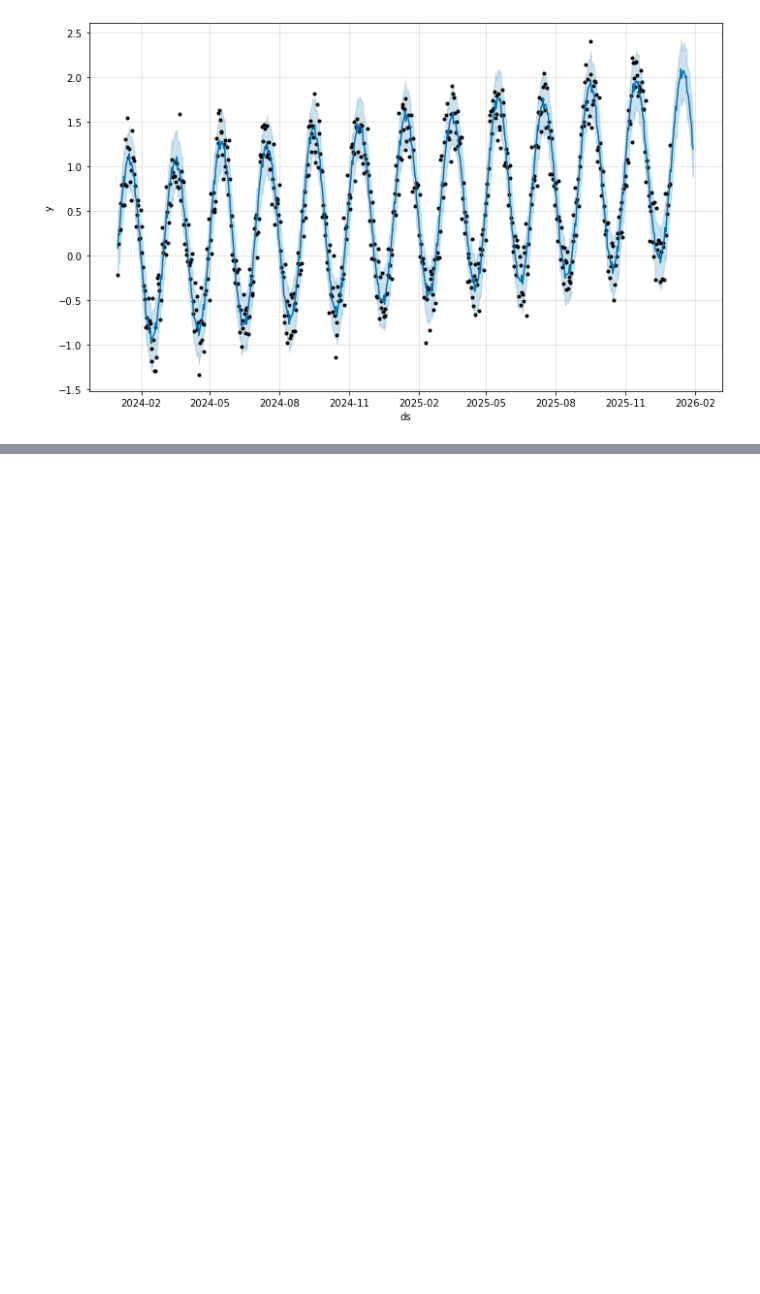
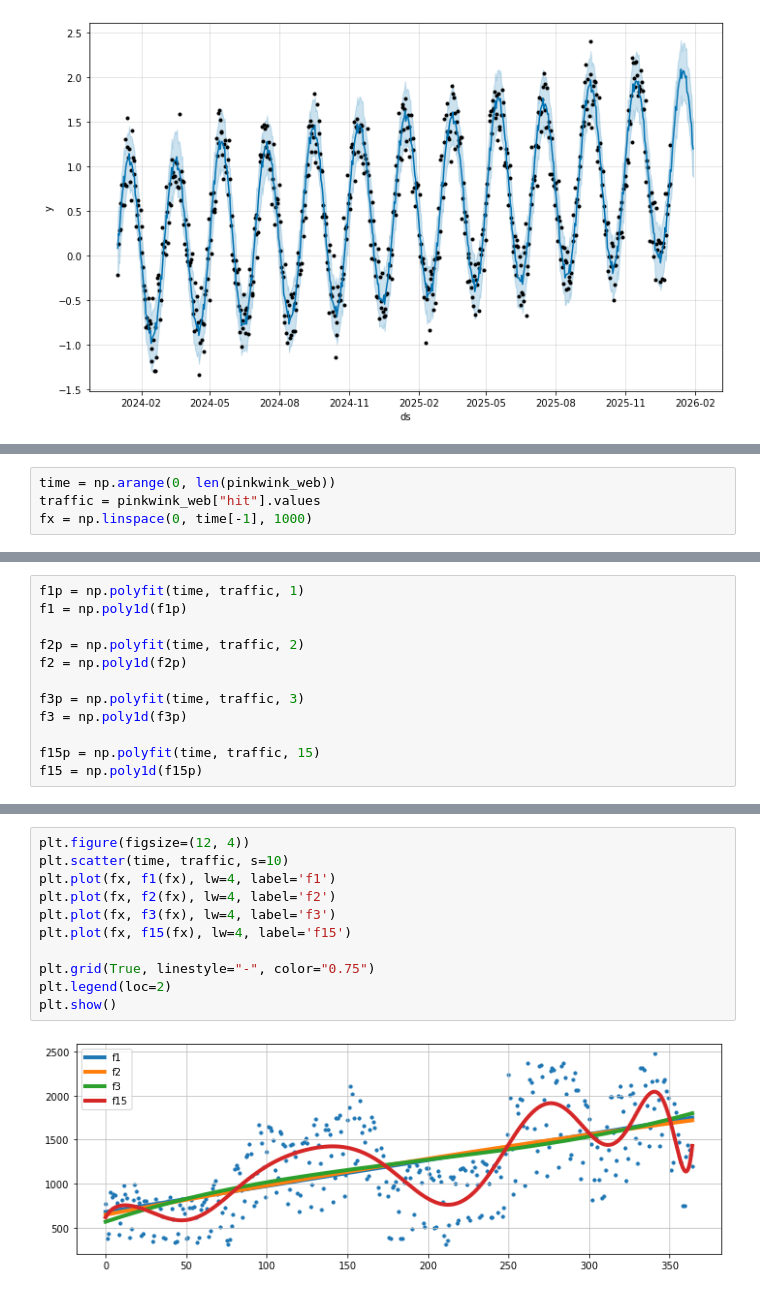
Before and after one commit to solpinetree/ds_study, a Jupyter notebook: source_code/05. forecast.ipynb, the cells around one changed output, grey strips where cells are left out. Saved outputs shown, nothing was run; the diff lists cells and outputs as text; blank space fills up the shorter version.

```diff
--- a/source_code/05. forecast.ipynb
+++ b/source_code/05. forecast.ipynb
@@ -201,0 +272,4 @@ m.plot(forecast);
+# %%
+time = np.arange(0, len(pinkwink_web))
+traffic = pinkwink_web["hit"].values
+fx = np.linspace(0, time[-1], 1000)
@@ -201,0 +281,12 @@ m.plot(forecast);
+# %%
+f1p = np.polyfit(time, traffic, 1)
+f1 = np.poly1d(f1p)
+
+f2p = np.polyfit(time, traffic, 2)
+f2 = np.poly1d(f2p)
+
+f3p = np.polyfit(time, traffic, 3)
+f3 = np.poly1d(f3p)
+
+f15p = np.polyfit(time, traffic, 15)
+f15 = np.poly1d(f15p)
@@ -201,0 +303,13 @@ m.plot(forecast);
+# %%
+plt.figure(figsize=(12, 4))
+plt.scatter(time, traffic, s=10)
+plt.plot(fx, f1(fx), lw=4, label='f1')
+plt.plot(fx, f2(fx), lw=4, label='f2')
+plt.plot(fx, f3(fx), lw=4, label='f3')
+plt.plot(fx, f15(fx), lw=4, label='f15')
+
+plt.grid(True, linestyle="-", color="0.75")
+plt.legend(loc=2)
+plt.show()
+# %% [output]
+[figure, added]
```
Also changed, not shown: parts of 19 cells of this notebook, 1 other file.
